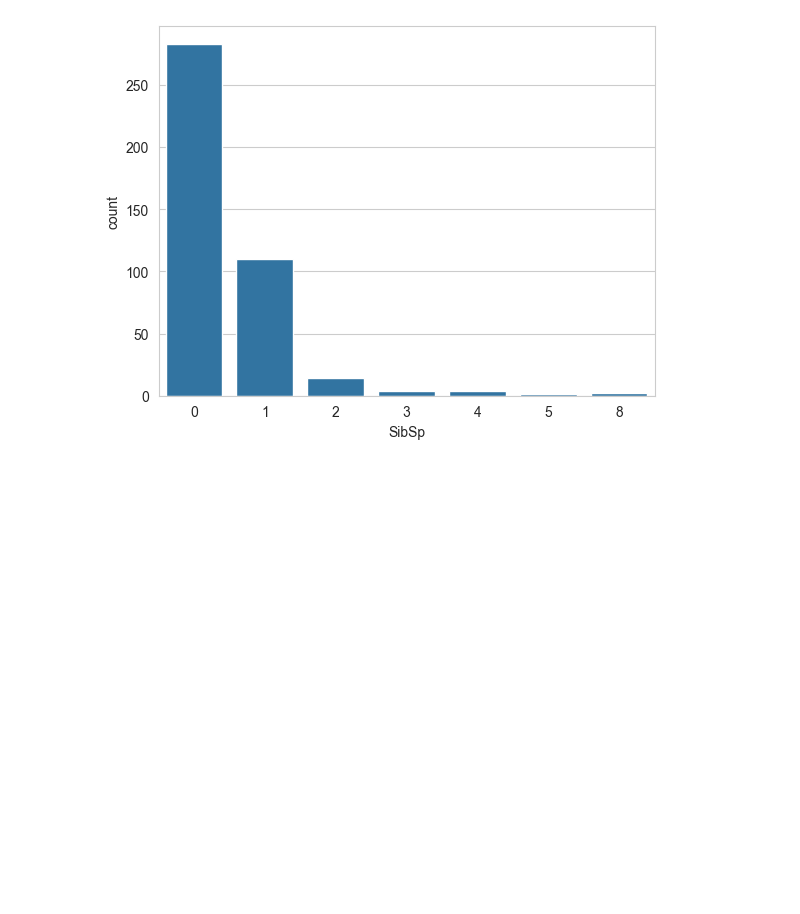
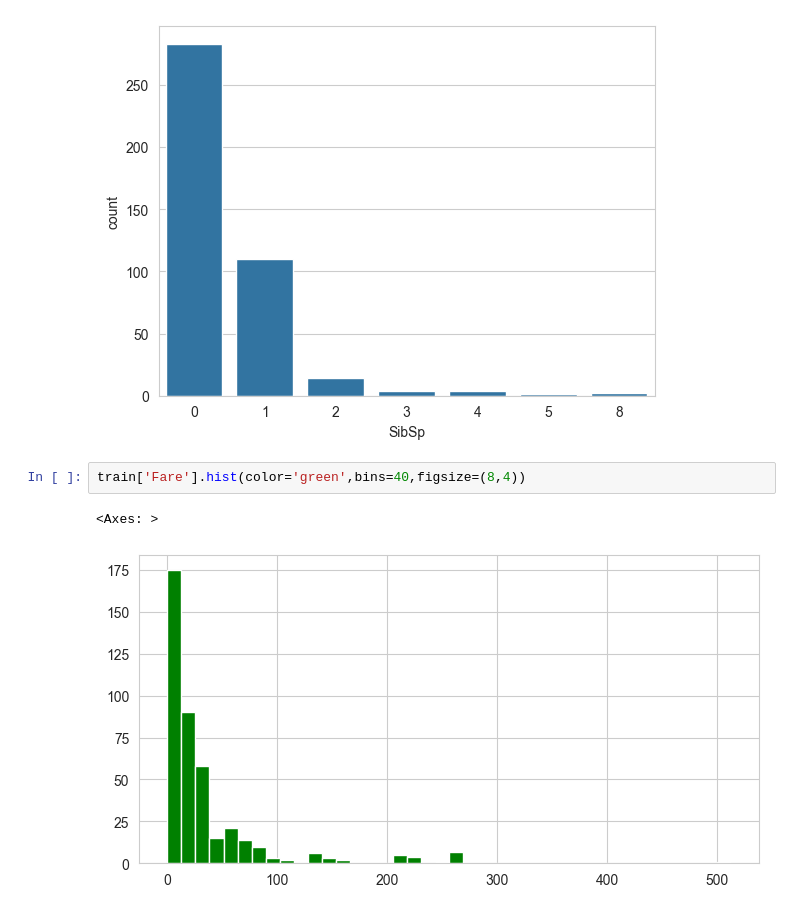
Before and after one commit to anshuc1440/EDA, a Jupyter notebook: EDA_of_Titanic_Dataset/EDA.ipynb, the cells around one changed output. Drawn from its saved outputs; the diff is of its cells as text; blank space fills up the shorter version.

```diff
--- a/EDA_of_Titanic_Dataset/EDA.ipynb
+++ b/EDA_of_Titanic_Dataset/EDA.ipynb
@@ -90,3 +90,8 @@ sns.countplot(x='SibSp',data=train)
 # %% [output]
 <Axes: xlabel='SibSp', ylabel='count'>
 [figure]
+# %%
+train['Fare'].hist(color='green',bins=40,figsize=(8,4))
+# %% [output]
+<Axes: >
+[figure, added]
```
Also changed, not shown: parts of 34 cells of this notebook.
